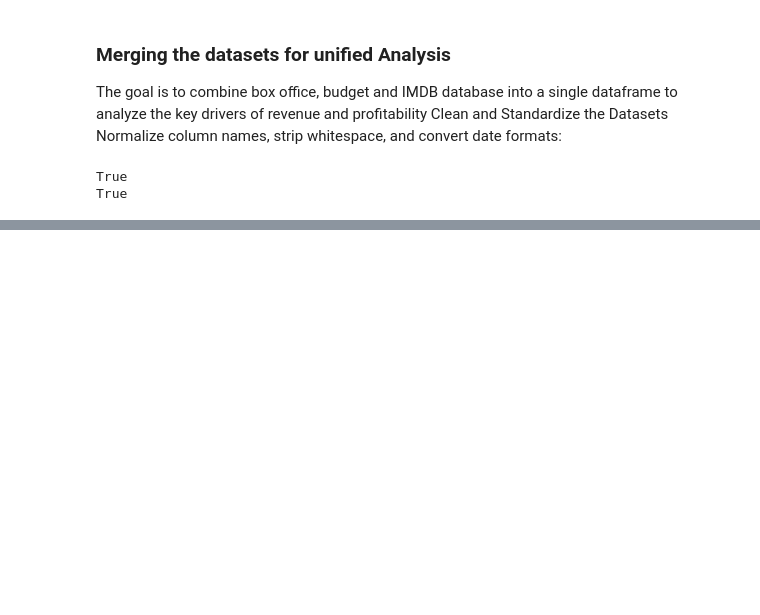
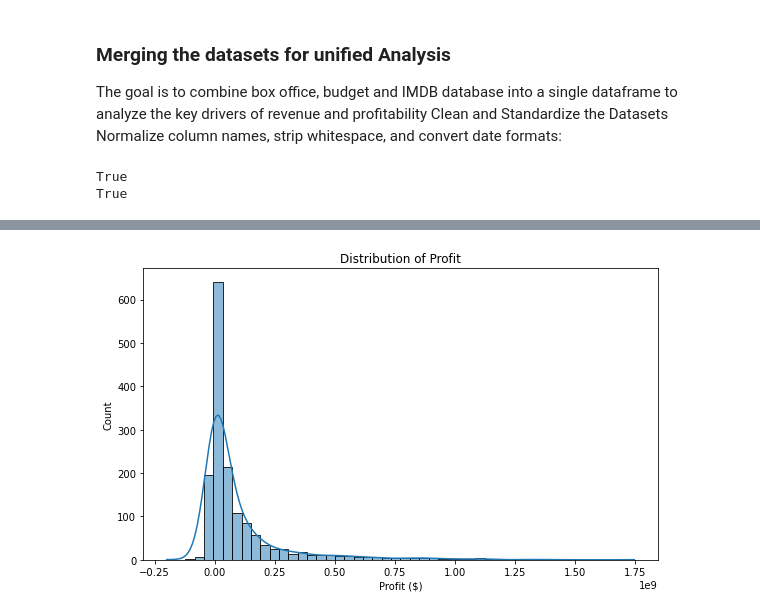
Before and after one commit to Irene-coder-dot/dsc-phase-2-project-v3, a Jupyter notebook: student.ipynb, the cells around one changed output, grey strips where cells are left out. Saved outputs shown, nothing was run; the diff lists cells and outputs as text; code cells hidden in the pictures; blank space fills up the shorter version.

```diff
--- a/student.ipynb
+++ b/student.ipynb
@@ -461,13 +489,13 @@ budgets_df[['movie', 'release_year', 'production_budget', 'worldwide_gross', 'pr
 Normalize column names, strip whitespace, and convert date formats:
 # %%
 
-# Merge budgets_df with IMDb data
-# The key identifiers are movie and release_year from budgets_df and match them with movie_basics.
-# Clean movie titles (lowercase and remove extra spaces for matching)
+#Merge budgets_df with IMDb data
+#The key identifiers are movie and release_year from budgets_df and match them with movie_basics.
+#Clean movie titles (lowercase and remove extra spaces for matching)
 basics['primary_title_clean'] = basics['primary_title'].str.lower().str.strip()
 budgets_df['movie_clean'] = budgets_df['movie'].str.lower().str.strip()
 #Merge budgets with IMDb basics on title and year
-# The budgets_df has release_year and basics has start_year (both numeric), merge on those and cleaned titles:
+#The budgets_df has release_year and basics has start_year (both numeric), merge on those and cleaned titles:
 
 merged_df = pd.merge(
     budgets_df,
@@ -476,6 +504,8 @@ merged_df = pd.merge(
     left_on=['movie_clean', 'release_year'],
     right_on=['primary_title_clean', 'start_year']
 )
+
+ratings.rename(columns={'averagerating': 'average_rating', 'numvotes': 'num_votes'}, inplace=True)
 # %%
 # Confirm movie_id exists in both:
 print('movie_id' in merged_df.columns)  # Should return True
@@ -509,0 +631,11 @@ merged_df
+# %%
+# Profit Distribution
+
+plt.figure(figsize=(8, 5))
+sns.histplot(clean_merged_df['profit'], bins=50, kde=True)
+plt.title('Distribution of Profit')
+plt.xlabel('Profit ($)')
+plt.tight_layout()
+plt.show()
+# %% [output]
+[figure, added]
```
Also changed, not shown: parts of 26 cells of this notebook.
